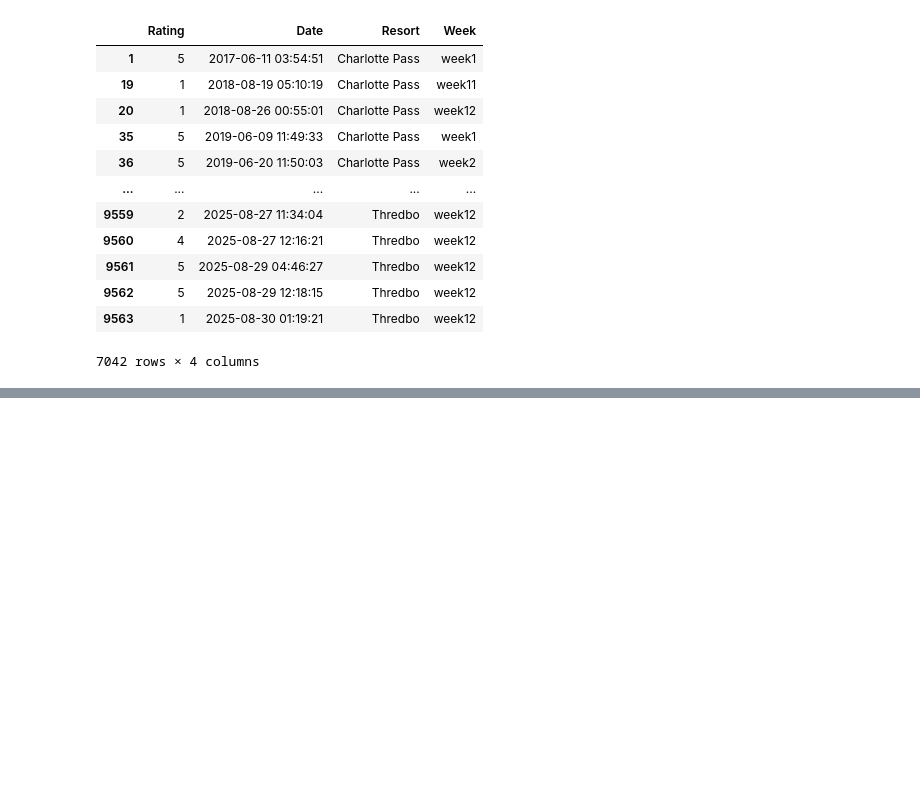
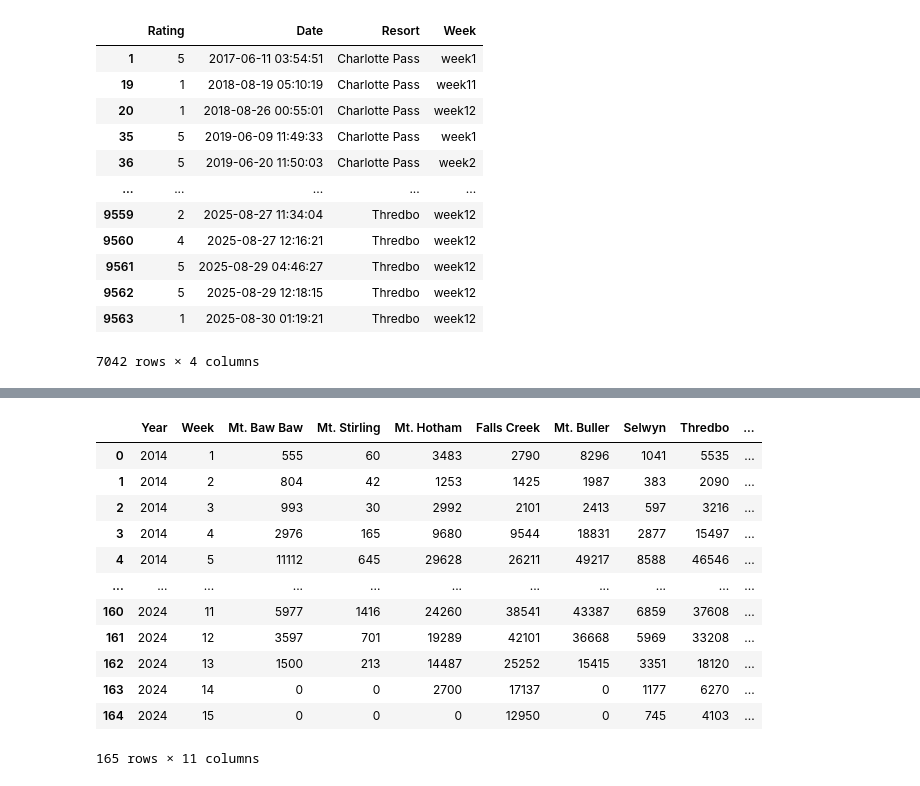
Before and after one commit to affogato-lab/datathon-braincells, a Jupyter notebook: cleaning_review.ipynb, the cells around one changed output, grey strips where cells are left out. Saved outputs shown, nothing was run; the diff lists cells and outputs as text; code cells hidden in the pictures; blank space fills up the shorter version.

```diff
--- a/cleaning_review.ipynb
+++ b/cleaning_review.ipynb
@@ -64,0 +148,18 @@ ratings.to_csv('ratings.csv')
+# %%
+visit_aus = pd.read_excel('2025 Allianz Datathon Dataset.xlsx', sheet_name='Visitation Data')
+# %%
+visit_aus
+# %% [output]
+|  | Year | Week | Mt. Baw Baw | Mt. Stirling | Mt. Hotham | Falls Creek | Mt. Buller | Selwyn | Thredbo | ... |
+| 0 | 2014 | 1 | 555 | 60 | 3483 | 2790 | 8296 | 1041 | 5535 | ... |
+| 1 | 2014 | 2 | 804 | 42 | 1253 | 1425 | 1987 | 383 | 2090 | ... |
+| 2 | 2014 | 3 | 993 | 30 | 2992 | 2101 | 2413 | 597 | 3216 | ... |
+| 3 | 2014 | 4 | 2976 | 165 | 9680 | 9544 | 18831 | 2877 | 15497 | ... |
+| 4 | 2014 | 5 | 11112 | 645 | 29628 | 26211 | 49217 | 8588 | 46546 | ... |
+| ... | ... | ... | ... | ... | ... | ... | ... | ... | ... | ... |
+| 160 | 2024 | 11 | 5977 | 1416 | 24260 | 38541 | 43387 | 6859 | 37608 | ... |
+| 161 | 2024 | 12 | 3597 | 701 | 19289 | 42101 | 36668 | 5969 | 33208 | ... |
+| 162 | 2024 | 13 | 1500 | 213 | 14487 | 25252 | 15415 | 3351 | 18120 | ... |
+| 163 | 2024 | 14 | 0 | 0 | 2700 | 17137 | 0 | 1177 | 6270 | ... |
+| 164 | 2024 | 15 | 0 | 0 | 0 | 12950 | 0 | 745 | 4103 | ... |
+165 rows × 11 columns
```
Also changed, not shown: parts of 13 cells of this notebook, 6 other files.
